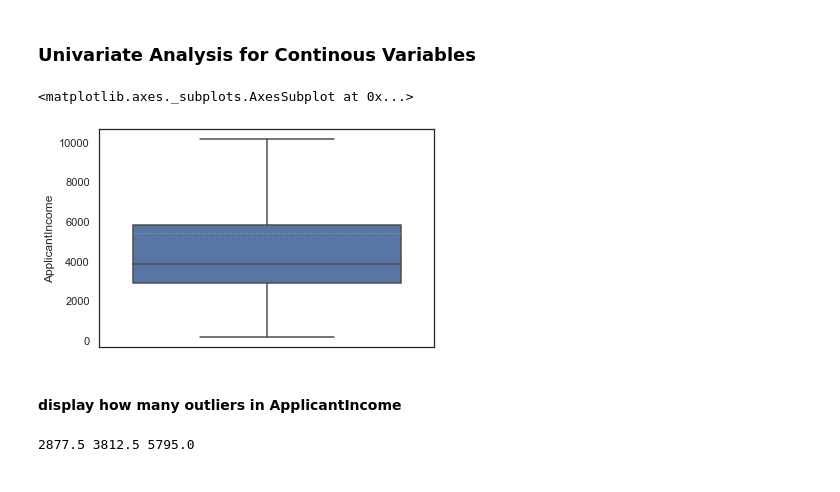
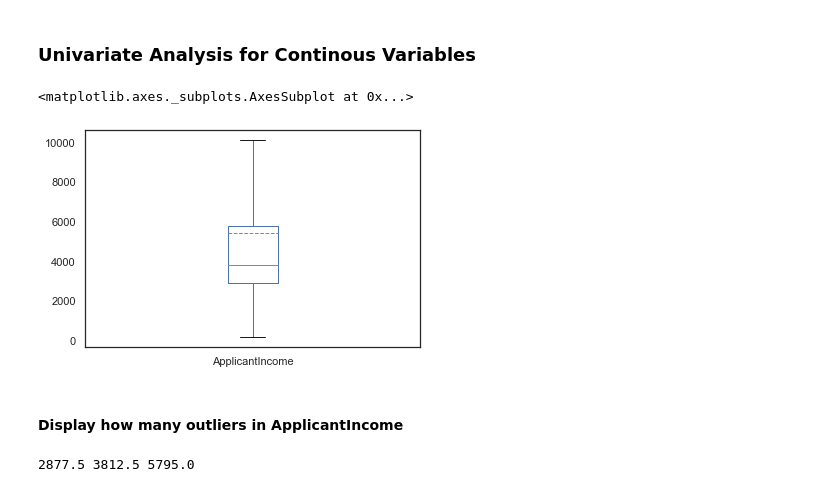
Before and after one commit to srikanthpragada/DS_18_MAY_2020, a Jupyter notebook: loan/loan_prediction.ipynb, the cells around one changed output. Saved outputs shown, nothing was run; the diff lists cells and outputs as text; code cells hidden in the pictures.

```diff
--- a/loan/loan_prediction.ipynb
+++ b/loan/loan_prediction.ipynb
@@ -229,12 +229,13 @@ print(train['Education'].isnull().sum())   # Missing count
 # %%
 # Visualizing numerical features
 #plt.gcf().set_size_inches(5,8)
-sns.boxplot(x="ApplicantIncome",data=train, orient='vertical', showfliers=False, meanline=True, showmeans=True)
+train.ApplicantIncome.plot.box(showfliers=False, meanline=True, showmeans = True)
+# sns.boxplot(x="ApplicantIncome",data=train, orient='vertical', showfliers=False, meanline=True, showmeans=True)
 # %% [output]
 <matplotlib.axes._subplots.AxesSubplot at 0x...>
-[figure, old version]
+[figure, new version]
 # %% [markdown]
-#### display how many outliers in ApplicantIncome
+#### Display how many outliers in ApplicantIncome
 # %%
 app_income = train["ApplicantIncome"]
 # %%
```
Also changed, not shown: parts of 30 cells of this notebook, 2 other files.
